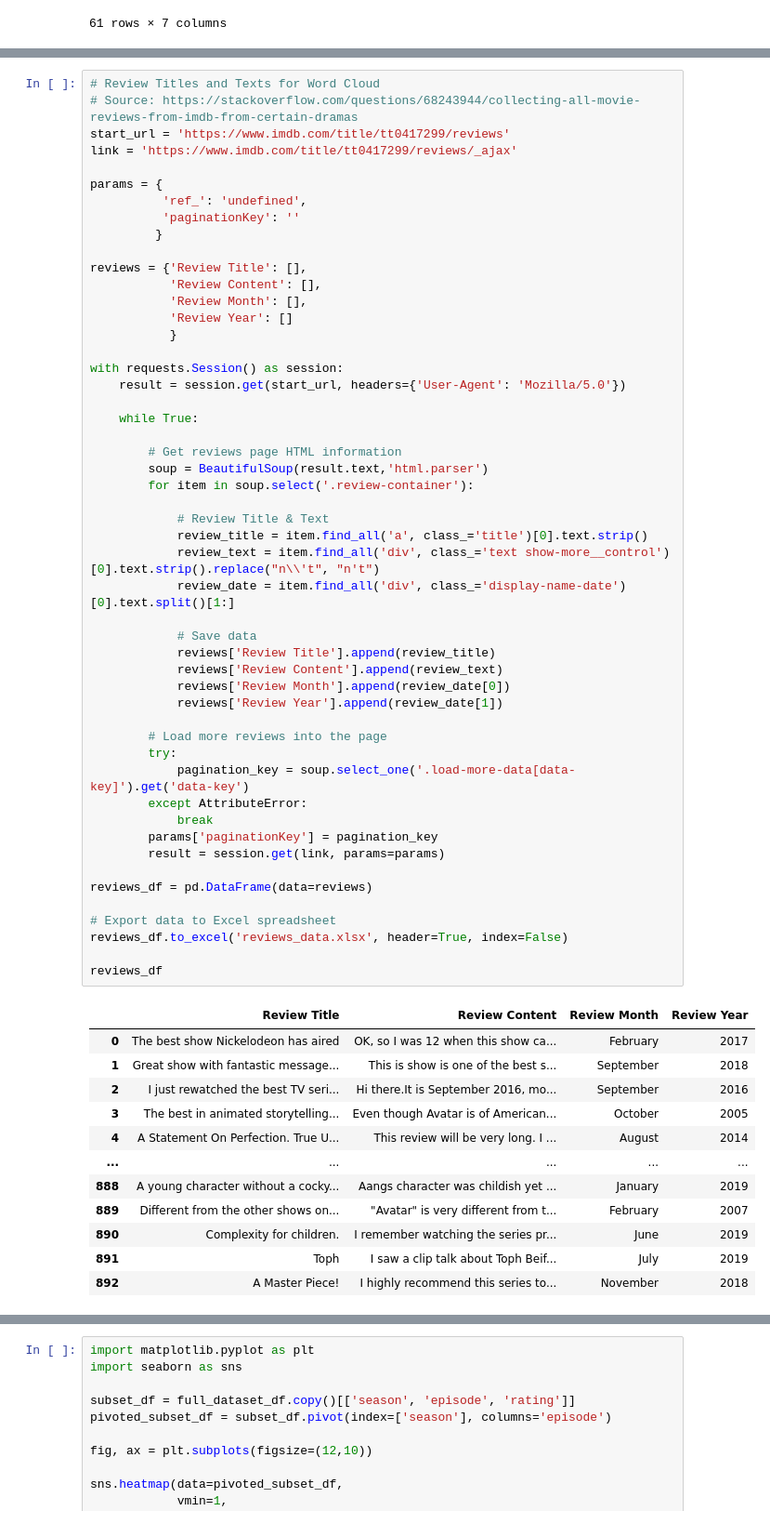
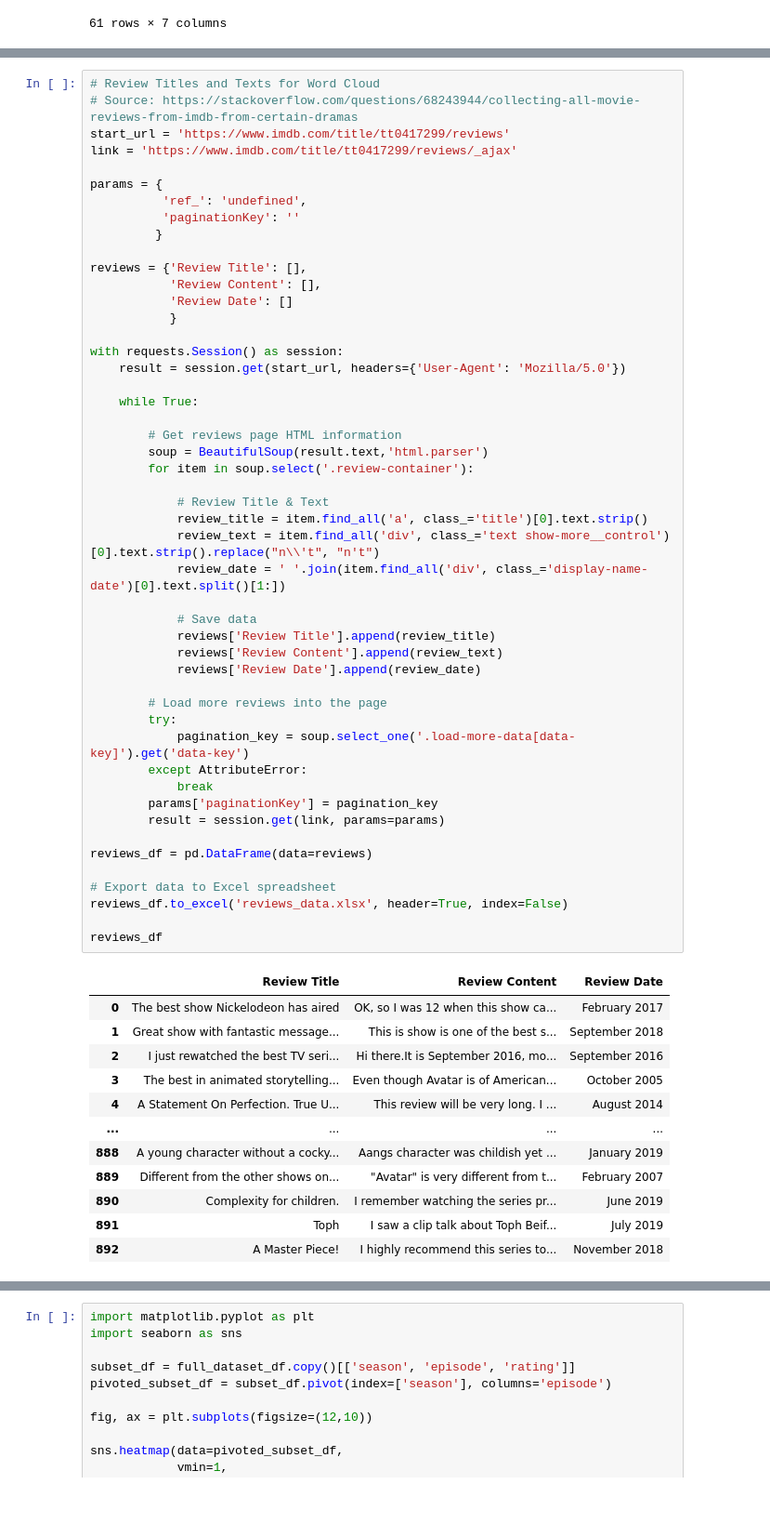
Before and after one commit to miguelgaspar24/IMDB_ratings, a Jupyter notebook: imdb_ratings.ipynb, the cells around one changed output, grey strips where cells are left out. Shown at 93% size. Cells and saved outputs as stored; diff of their text form.

Commit message:
Update review post date information and visual

```diff
--- a/imdb_ratings.ipynb
+++ b/imdb_ratings.ipynb
@@ -176,8 +176,7 @@ params = {
 
 reviews = {'Review Title': [],
            'Review Content': [],
-           'Review Month': [],
-           'Review Year': []
+           'Review Date': []
            }
 
 with requests.Session() as session:
@@ -185,45 +184,44 @@ with requests.Session() as session:
 
     while True:
 
         # Get reviews page HTML information
         soup = BeautifulSoup(result.text,'html.parser')
         for item in soup.select('.review-container'):
 
             # Review Title & Text
             review_title = item.find_all('a', class_='title')[0].text.strip()
             review_text = item.find_all('div', class_='text show-more__control')[0].text.strip().replace("n\\'t", "n't")
-            review_date = item.find_all('div', class_='display-name-date')[0].text.split()[1:]
+            review_date = ' '.join(item.find_all('div', class_='display-name-date')[0].text.split()[1:])
 
             # Save data
             reviews['Review Title'].append(review_title)
             reviews['Review Content'].append(review_text)
-            reviews['Review Month'].append(review_date[0])
-            reviews['Review Year'].append(review_date[1])
+            reviews['Review Date'].append(review_date)
 
         # Load more reviews into the page
         try:
             pagination_key = soup.select_one('.load-more-data[data-key]').get('data-key')
         except AttributeError:
             break
         params['paginationKey'] = pagination_key
         result = session.get(link, params=params)
 
 reviews_df = pd.DataFrame(data=reviews)
 
 # Export data to Excel spreadsheet
 reviews_df.to_excel('reviews_data.xlsx', header=True, index=False)
 
 reviews_df
 # %% [output]
-|  | Review Title | Review Content | Review Month | Review Year |
-| 0 | The best show Nickelodeon has aired | OK, so I was 12 when this show ca... | February | 2017 |
-| 1 | Great show with fantastic message... | This is show is one of the best s... | September | 2018 |
-| 2 | I just rewatched the best TV seri... | Hi there.It is September 2016, mo... | September | 2016 |
-| 3 | The best in animated storytelling... | Even though Avatar is of American... | October | 2005 |
-| 4 | A Statement On Perfection. True U... | This review will be very long. I ... | August | 2014 |
-| ... | ... | ... | ... | ... |
-| 888 | A young character without a cocky... | Aangs character was childish yet ... | January | 2019 |
-| 889 | Different from the other shows on... | "Avatar" is very different from t... | February | 2007 |
-| 890 | Complexity for children. | I remember watching the series pr... | June | 2019 |
-| 891 | Toph | I saw a clip talk about Toph Beif... | July | 2019 |
-| 892 | A Master Piece! | I highly recommend this series to... | November | 2018 |
+|  | Review Title | Review Content | Review Date |
+| 0 | The best show Nickelodeon has aired | OK, so I was 12 when this show ca... | February 2017 |
+| 1 | Great show with fantastic message... | This is show is one of the best s... | September 2018 |
+| 2 | I just rewatched the best TV seri... | Hi there.It is September 2016, mo... | September 2016 |
+| 3 | The best in animated storytelling... | Even though Avatar is of American... | October 2005 |
+| 4 | A Statement On Perfection. True U... | This review will be very long. I ... | August 2014 |
+| ... | ... | ... | ... |
+| 888 | A young character without a cocky... | Aangs character was childish yet ... | January 2019 |
+| 889 | Different from the other shows on... | "Avatar" is very different from t... | February 2007 |
+| 890 | Complexity for children. | I remember watching the series pr... | June 2019 |
+| 891 | Toph | I saw a clip talk about Toph Beif... | July 2019 |
+| 892 | A Master Piece! | I highly recommend this series to... | November 2018 |
```
Also changed, not shown: parts of 1 cell of this notebook, 1 other file.
